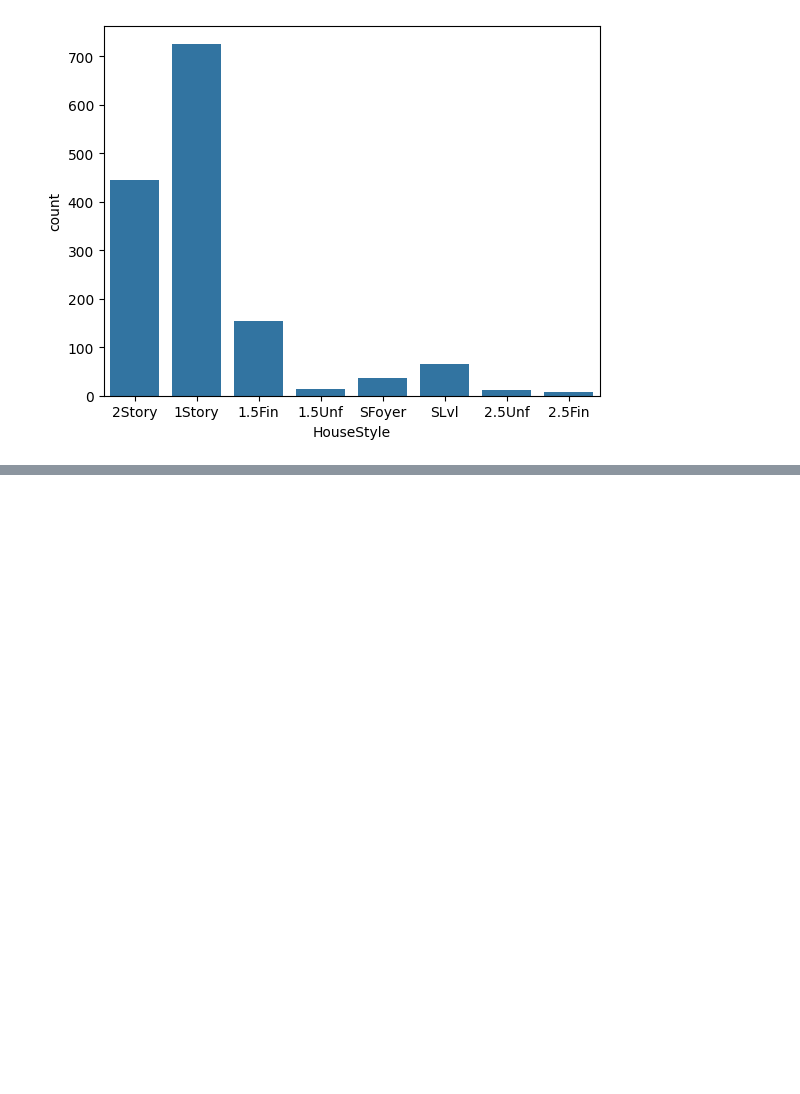
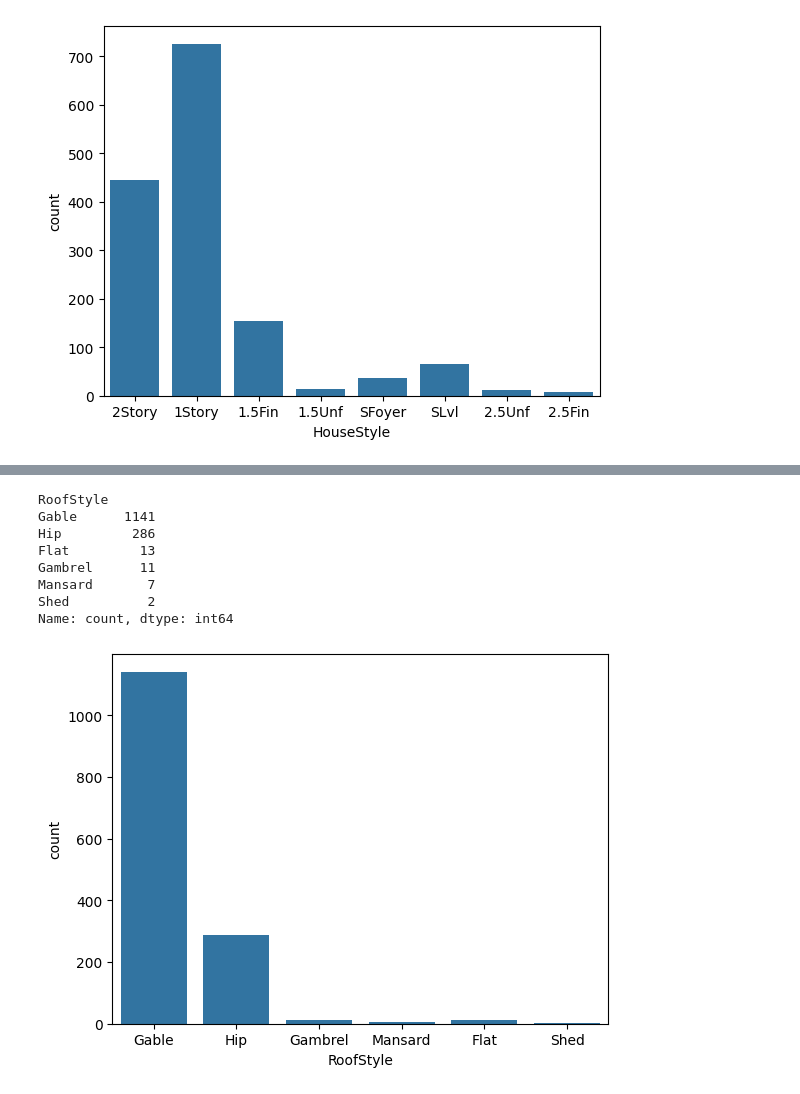
Before and after one commit to gopalrajane/machine-learning-projects, a Jupyter notebook: ames-house-prices/train.ipynb, the cells around one changed output, grey strips where cells are left out. Saved outputs shown, nothing was run; the diff lists cells and outputs as text; code cells hidden in the pictures; blank space fills up the shorter version.

```diff
--- a/ames-house-prices/train.ipynb
+++ b/ames-house-prices/train.ipynb
@@ -245,0 +448,12 @@ Name: count, dtype: int64
+# %%
+countPlot("RoofStyle")
+# %% [output]
+RoofStyle
+Gable      1141
+Hip         286
+Flat         13
+Gambrel      11
+Mansard       7
+Shed          2
+Name: count, dtype: int64
+[figure, added]
```
Also changed, not shown: parts of 57 cells of this notebook.
